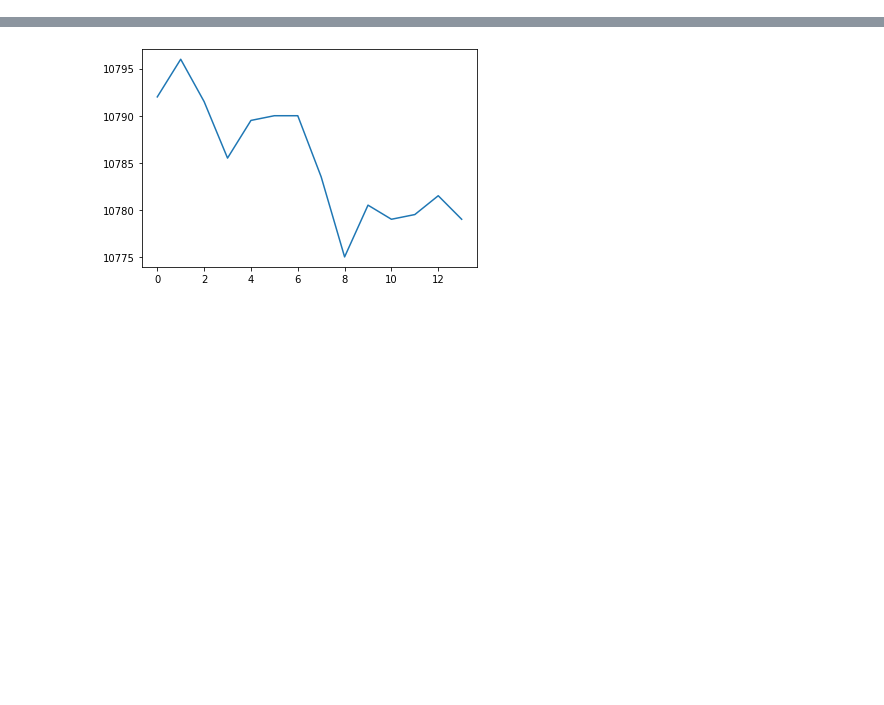
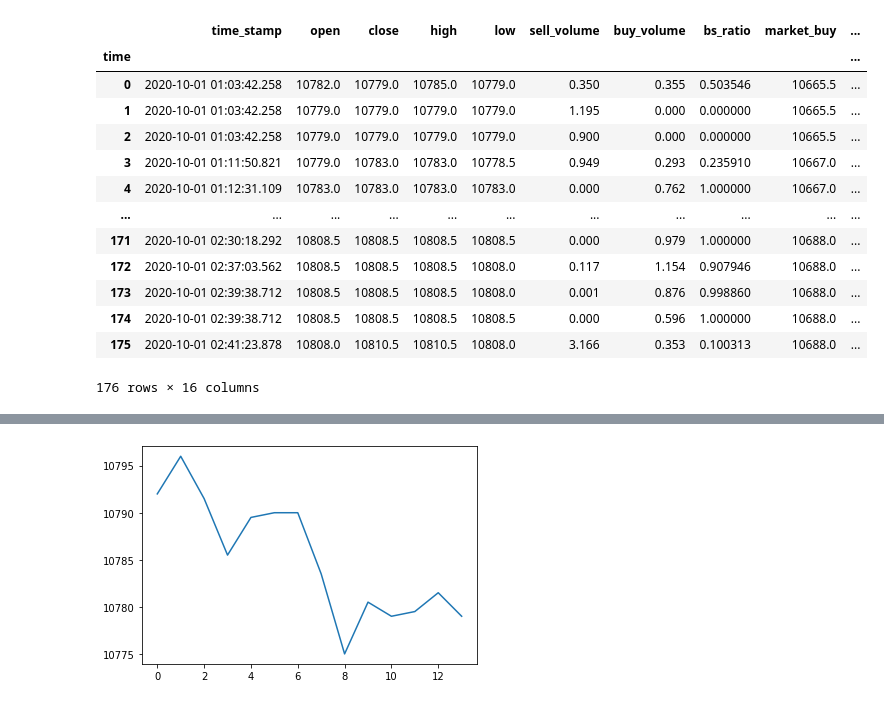
Before and after one commit to yasstake/ftxmmf, a Jupyter notebook: notebook/board_merge.ipynb, the cells around one changed output, grey strips where cells are left out. Saved outputs shown, nothing was run; the diff lists cells and outputs as text; code cells hidden in the pictures; blank space fills up the shorter version.

```diff
--- a/notebook/board_merge.ipynb
+++ b/notebook/board_merge.ipynb
@@ -29,0 +68,8 @@ print(history.end_time)
+# %%
+history2.merge_log(history3)
+history2.setup_dollar_bar(tick_vol=1)
+history2.update_price()
+history2.update_q_value()
+print(len(history2.dollar_bar))
+history2.dollar_bar
+# %% [output]
@@ -29,0 +93,14 @@ print(history.end_time)
+|  | time_stamp | open | close | high | low | sell_volume | buy_volume | bs_ratio | market_buy | ... |
+| time |  |  |  |  |  |  |  |  |  | ... |
+| 0 | 2020-10-01 01:03:42.258 | 10782.0 | 10779.0 | 10785.0 | 10779.0 | 0.350 | 0.355 | 0.503546 | 10665.5 | ... |
+| 1 | 2020-10-01 01:03:42.258 | 10779.0 | 10779.0 | 10779.0 | 10779.0 | 1.195 | 0.000 | 0.000000 | 10665.5 | ... |
+| 2 | 2020-10-01 01:03:42.258 | 10779.0 | 10779.0 | 10779.0 | 10779.0 | 0.900 | 0.000 | 0.000000 | 10665.5 | ... |
+| 3 | 2020-10-01 01:11:50.821 | 10779.0 | 10783.0 | 10783.0 | 10778.5 | 0.949 | 0.293 | 0.235910 | 10667.0 | ... |
+| 4 | 2020-10-01 01:12:31.109 | 10783.0 | 10783.0 | 10783.0 | 10783.0 | 0.000 | 0.762 | 1.000000 | 10667.0 | ... |
+| ... | ... | ... | ... | ... | ... | ... | ... | ... | ... | ... |
+| 171 | 2020-10-01 02:30:18.292 | 10808.5 | 10808.5 | 10808.5 | 10808.5 | 0.000 | 0.979 | 1.000000 | 10688.0 | ... |
+| 172 | 2020-10-01 02:37:03.562 | 10808.5 | 10808.5 | 10808.5 | 10808.0 | 0.117 | 1.154 | 0.907946 | 10688.0 | ... |
+| 173 | 2020-10-01 02:39:38.712 | 10808.5 | 10808.5 | 10808.5 | 10808.0 | 0.001 | 0.876 | 0.998860 | 10688.0 | ... |
+| 174 | 2020-10-01 02:39:38.712 | 10808.5 | 10808.5 | 10808.5 | 10808.5 | 0.000 | 0.596 | 1.000000 | 10688.0 | ... |
+| 175 | 2020-10-01 02:41:23.878 | 10808.0 | 10810.5 | 10810.5 | 10808.0 | 3.166 | 0.353 | 0.100313 | 10688.0 | ... |
+176 rows × 16 columns
```
Also changed, not shown: parts of 11 cells of this notebook, 2 other files.
